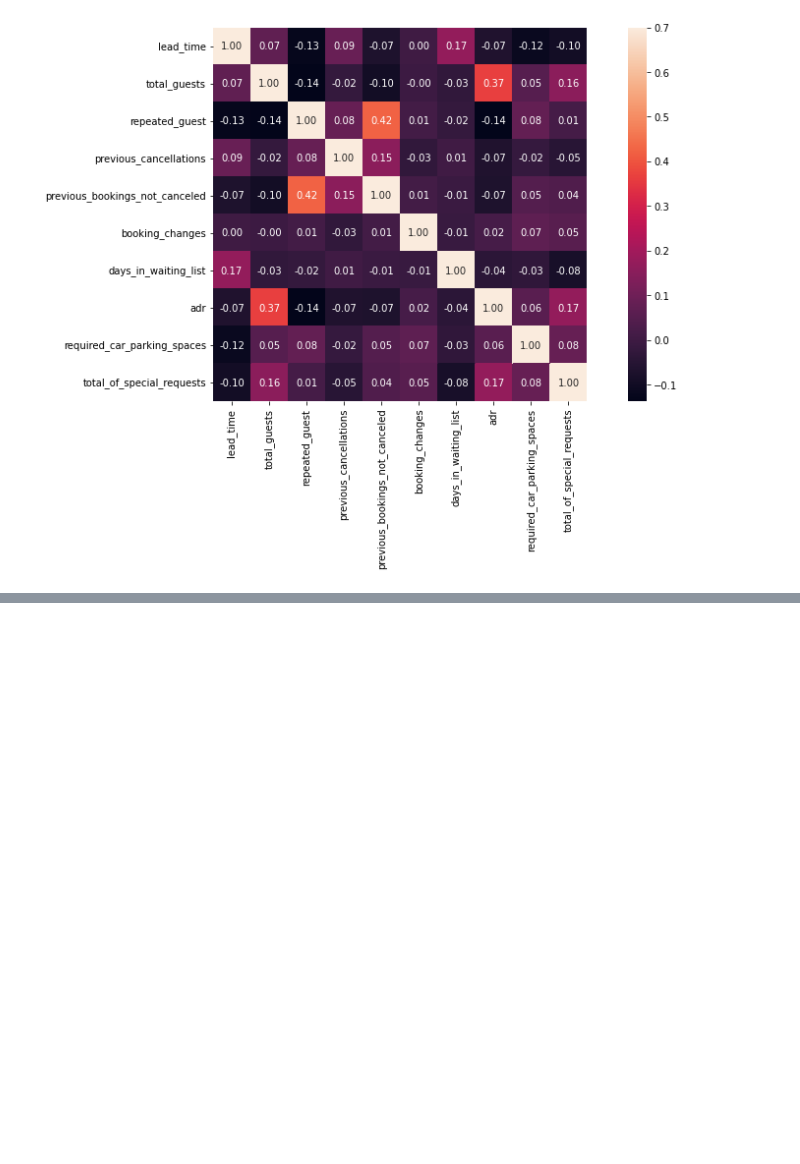
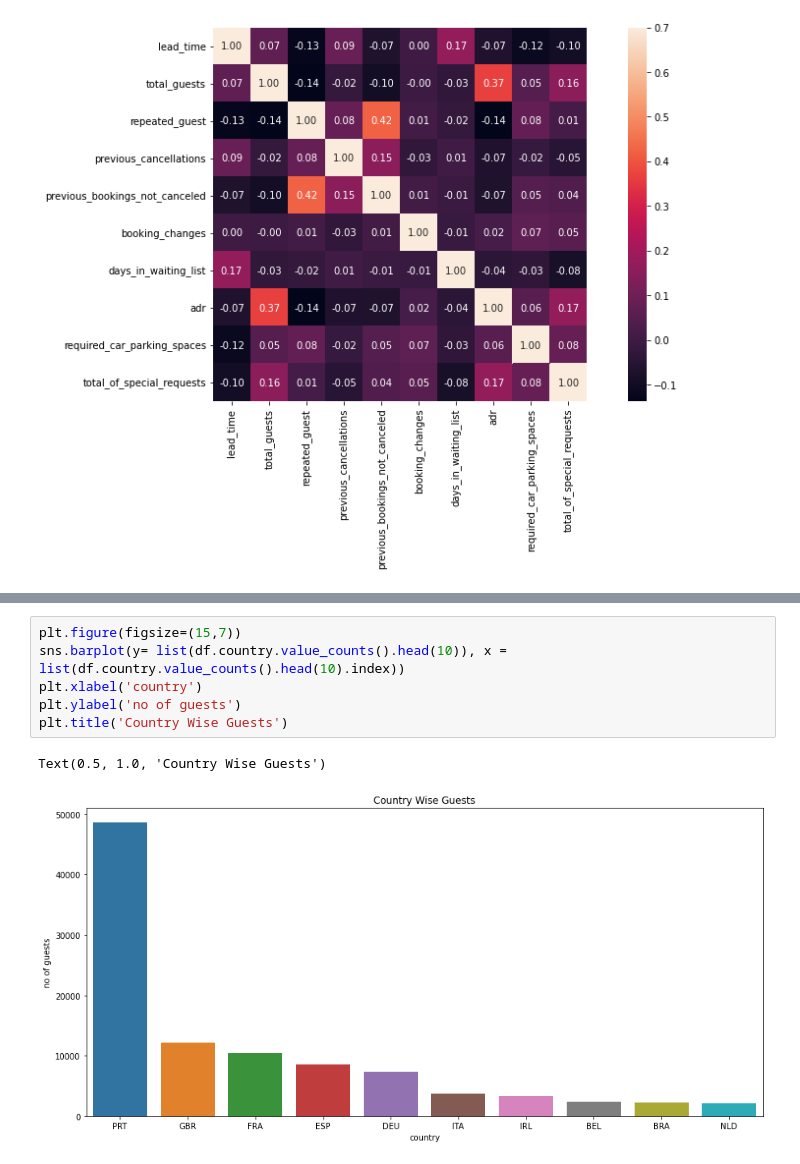
Before and after one commit to Sameer8095/Hotel-booking-data-analysis, a Jupyter notebook: Copy_of_Hotel_Booking_Analysis1_team_data_science_learners_Capstone_Project.ipynb, the cells around one changed output, grey strips where cells are left out. Drawn from its saved outputs; the diff is of its cells as text; blank space fills up the shorter version.

```diff
--- a/Copy_of_Hotel_Booking_Analysis1_team_data_science_learners_Capstone_Project.ipynb
+++ b/Copy_of_Hotel_Booking_Analysis1_team_data_science_learners_Capstone_Project.ipynb
@@ -234,0 +260,9 @@ sns.heatmap(corrmat, annot = True, fmt = '.2f', annot_kws={'size':10}, vmax=0.7,
+# %%
+plt.figure(figsize=(15,7))
+sns.barplot(y= list(df.country.value_counts().head(10)), x = list(df.country.value_counts().head(10).index))
+plt.xlabel('country')
+plt.ylabel('no of guests')
+plt.title('Country Wise Guests')
+# %% [output]
+Text(0.5, 1.0, 'Country Wise Guests')
+[figure, added]
```
Also changed, not shown: parts of 9 cells of this notebook.
